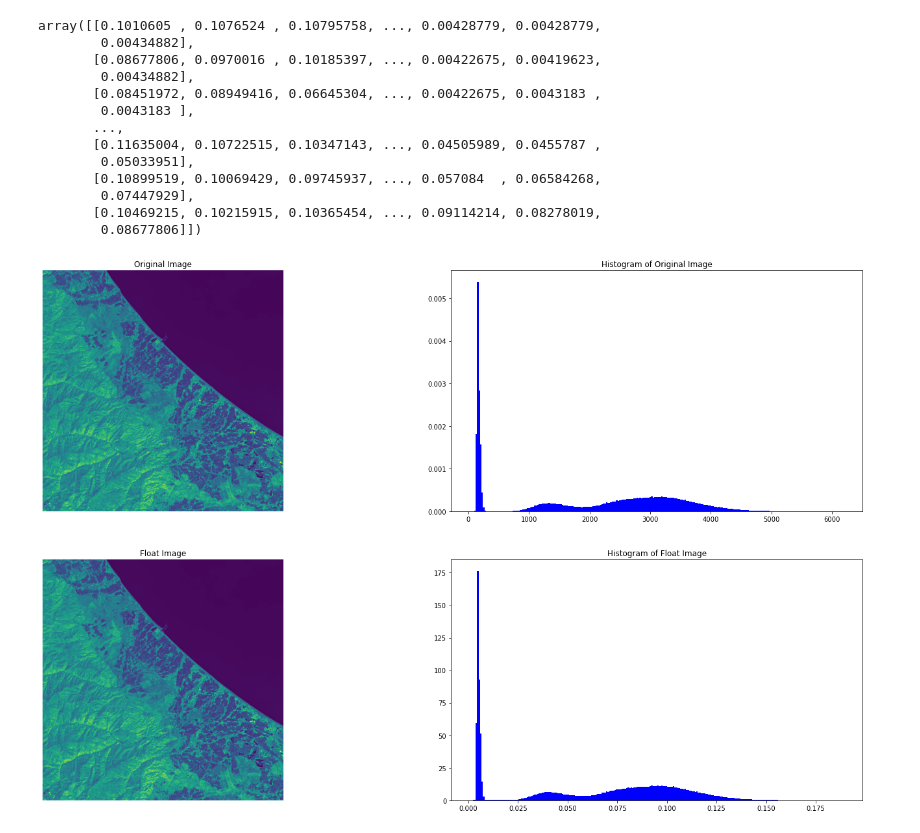
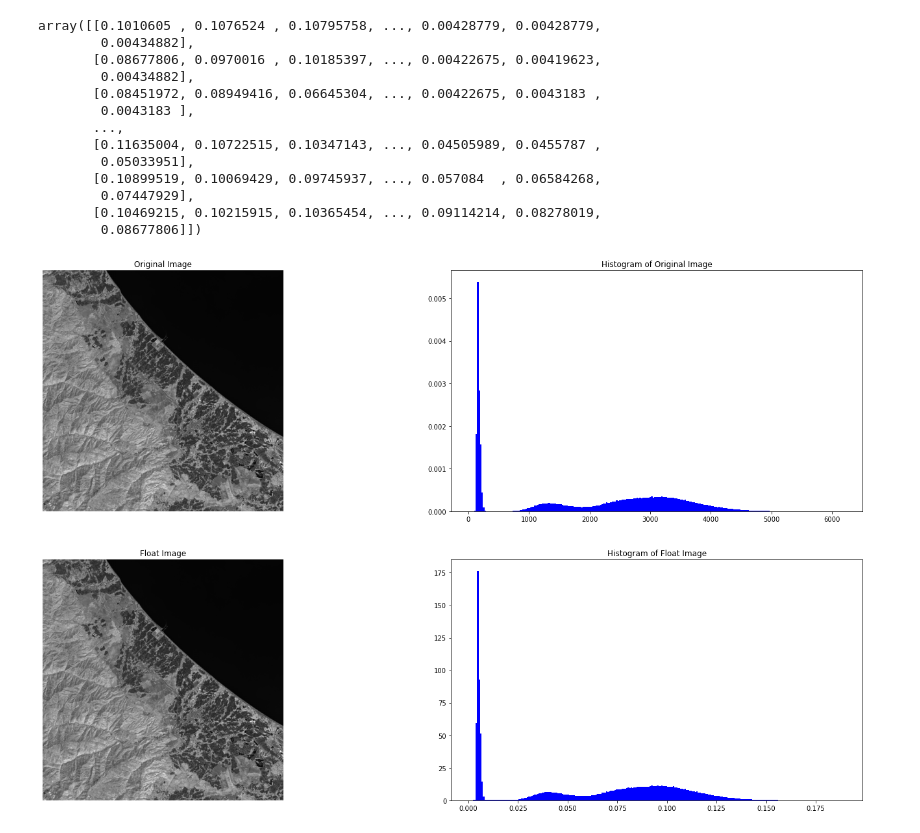
Before and after one commit to MohammadMahdiOmid/Virtual-Irrigation, a Jupyter notebook: image_inhancement/histograms.ipynb, the cells around one changed output. Drawn from its saved outputs; the diff is of its cells as text; code cells hidden in the pictures.

```diff
--- a/image_inhancement/histograms.ipynb
+++ b/image_inhancement/histograms.ipynb
@@ -39,25 +39,25 @@ array([[0.1010605 , 0.1076524 , 0.10795758, ..., 0.00428779, 0.00428779,
 # %%
 #demonstrate
 #To indicate Original image
 fig , ax = plt.subplots(nrows=2 , ncols=2 ,figsize=(25,15))
-ax[0,0].imshow(real_image)
+ax[0,0].imshow(real_image , cmap = 'gray')
 ax[0,0].set_title('Original Image')
 ax[0,0].axis('off')
 ax[0,1].hist(real_image.ravel(), bins=256, density=True , histtype='bar',color='blue')
 ax[0,1].ticklabel_format(style='plain')
 ax[0,1].set_title('Histogram of Original Image')
+
 #To indicate Float image
-ax[1,0].imshow(float_image)
-# ax[1,0].imshow(float_image)
+ax[1,0].imshow(float_image , cmap = 'gray')
 ax[1,0].set_title('Float Image')
 ax[1,0].axis('off')
 ax[1,1].hist(float_image.ravel(), bins=256, density=True , histtype='bar',color='blue')
 ax[1,1].ticklabel_format(style='plain')
 ax[1,1].set_title('Histogram of Float Image')
 plt.savefig("C:/Users/Lenovo/PycharmProjects/Virtual-Irrigation/image_inhancement/images/histogram.png")
 plt.show()
 # %% [output]
-[figure, old version]
+[figure, new version]
 # %%
 # Gamma bios
 
```
Also changed, not shown: parts of 13 cells of this notebook, 6 other files.
